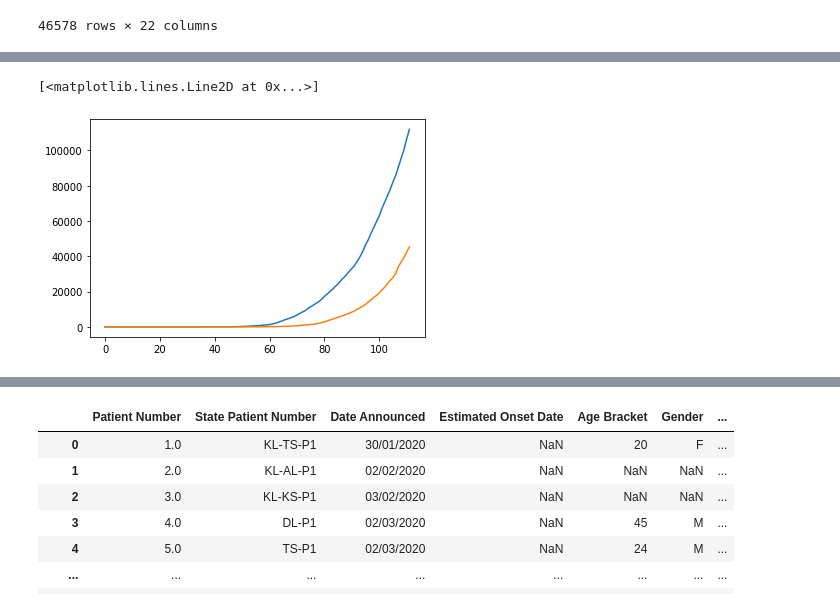
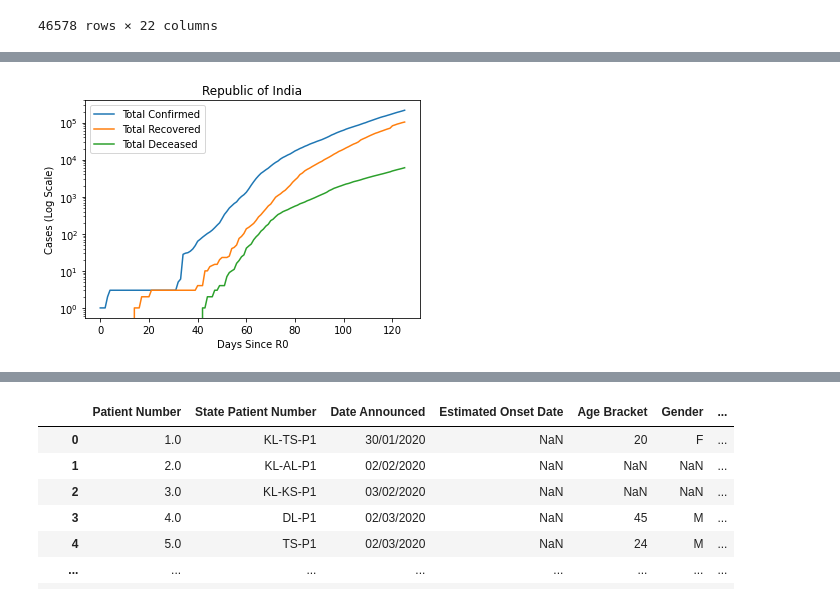
Before and after one commit to RahulBatra065/Report-on-Covid-19, a Jupyter notebook: Crowd-Sourced-Data-India.ipynb, the cells around one changed output, grey strips where cells are left out. Cells and saved outputs as stored; diff of their text form; code cells hidden in the pictures.

```diff
--- a/Crowd-Sourced-Data-India.ipynb
+++ b/Crowd-Sourced-Data-India.ipynb
@@ -103,0 +126,2 @@ b
+# %%
+b['Date'] = pd.to_datetime(b['Date'])
@@ -104,9 +130,15 @@ b
 # %%
-plt.plot(range(0,len(b['Total Confirmed'])),b['Total Confirmed'])
-plt.plot(range(0,len(b['Total Recovered'])),b['Total Recovered'])
+plt.plot(range(0,len(b['Total Confirmed'])),b['Total Confirmed'],label='Total Confirmed')
+plt.plot(range(0,len(b['Total Recovered'])),b['Total Recovered'],label='Total Recovered')
+plt.plot(range(0,len(b['Total Deceased'])),b['Total Deceased'],label='Total Deceased')
+plt.yscale('log')
+plt.xlabel('Days Since R0')
+plt.ylabel('Cases (Log Scale)')
+legend = plt.legend()
+plt.title('Republic of India')
+plt.savefig('jaihind.png')
 # %% [output]
-[<matplotlib.lines.Line2D at 0x...>]
-[figure, old version]
+[figure, new version]
 # %%
  b['Total Recovered']
 # %% [output]
```
Also changed, not shown: parts of 10 cells of this notebook, 9 other files.
